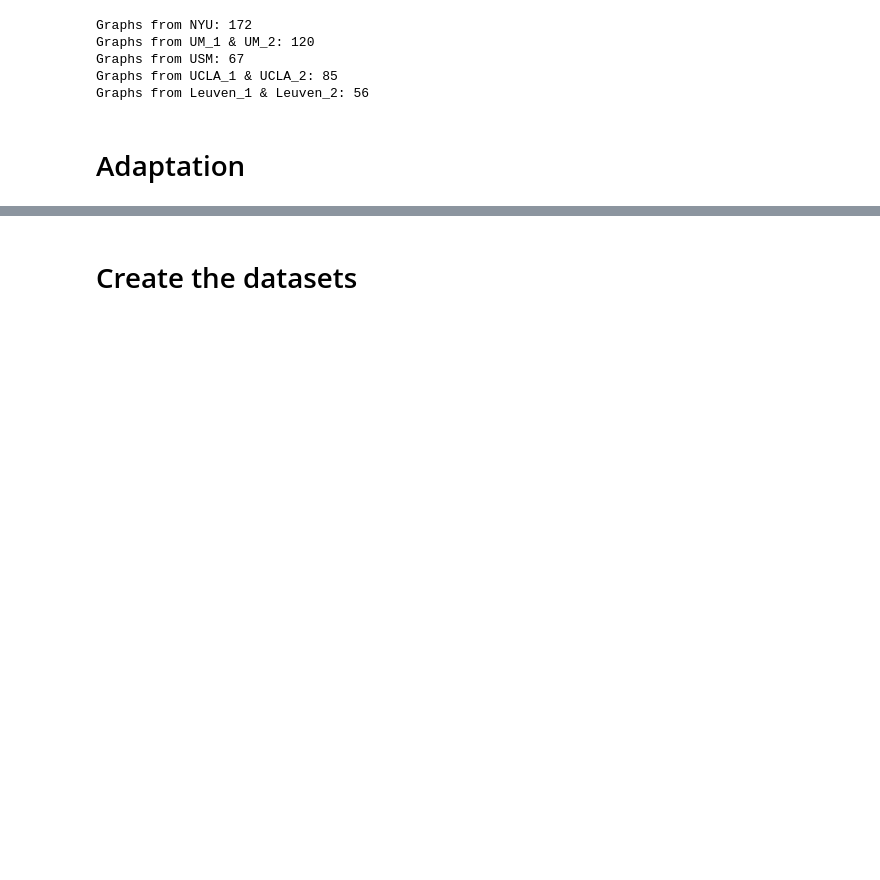
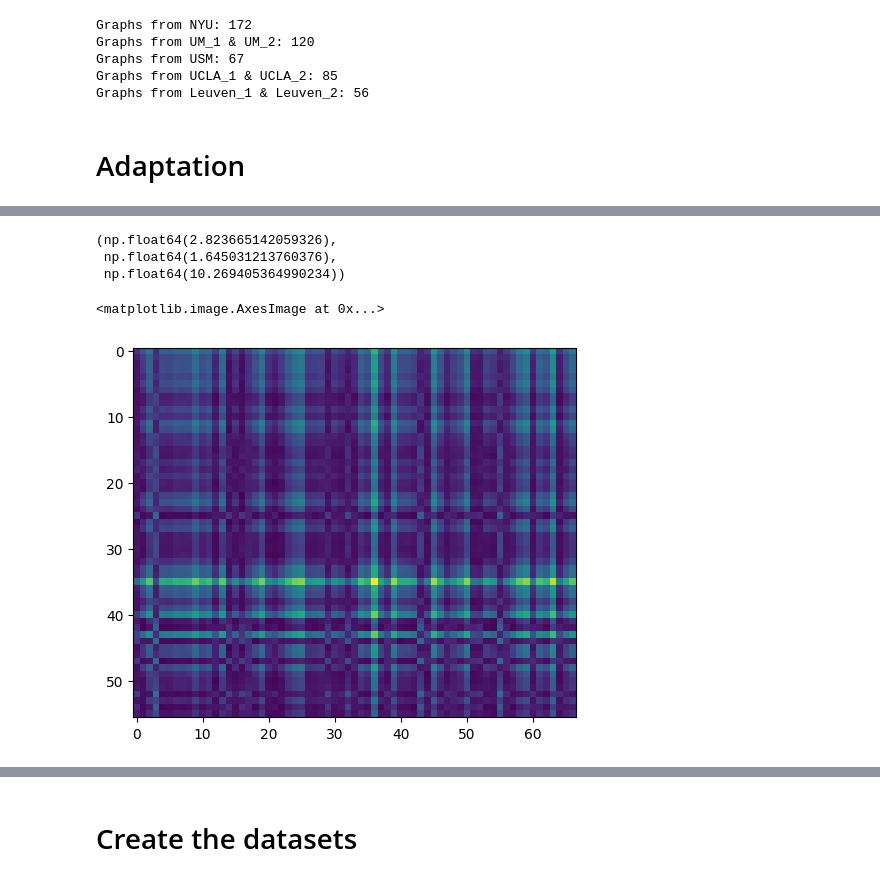
Before and after one commit to balazsmorv/GWDA, a Jupyter notebook: notebooks/ABIDE_to_graphs.ipynb, the cells around one changed output, grey strips where cells are left out. Cells and saved outputs as stored; diff of their text form; code cells hidden in the pictures; blank space fills up the shorter version.

```diff
--- a/notebooks/ABIDE_to_graphs.ipynb
+++ b/notebooks/ABIDE_to_graphs.ipynb
@@ -189,0 +169,9 @@ plt.imshow(adapt.cost_matrix)
+# %%
+source_costs = []
+target_costs = []
+
+for i in range(len(Xs)):
+    source_costs.append(Xs[i].x) # structural cost is the correlation distance mtx
+
+for j in range(len(Xt)):
+    target_costs.append(Xt[j].x)
@@ -189,0 +219,11 @@ plt.imshow(adapt.cost_matrix)
+# %%
+cost_mtx[0, 0], np.min(cost_mtx), np.max(cost_mtx)
+# %% [output]
+(np.float64(2.823665142059326),
+ np.float64(1.645031213760376),
+ np.float64(10.269405364990234))
+# %%
+plt.imshow(cost_mtx)
+# %% [output]
+<matplotlib.image.AxesImage at 0x...>
+[figure, added]
```
Also changed, not shown: parts of 21 cells of this notebook, 3 other files.
